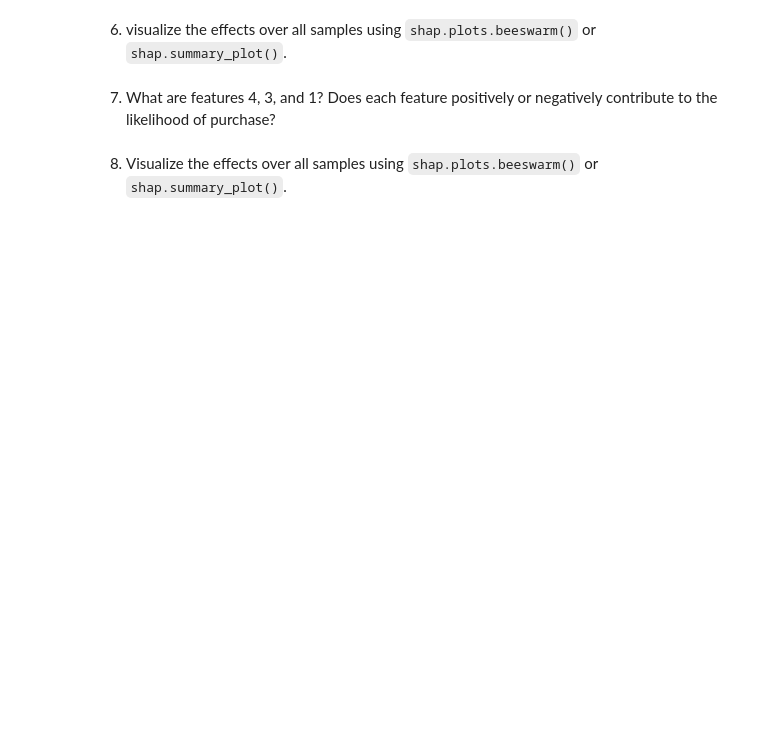
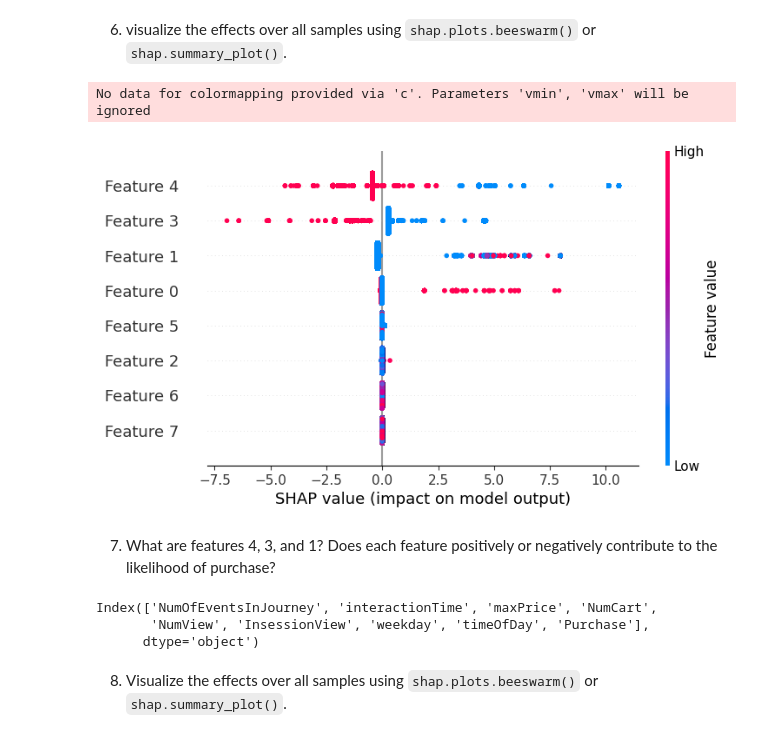
Before and after one commit to tthoraldson/FourthBrain, a Jupyter notebook: assignments/week-06-supervised-ml/nb/electronics-purchase-prediction.ipynb, the cells around one changed output. Saved outputs shown, nothing was run; the diff lists cells and outputs as text; code cells hidden in the pictures; blank space fills up the shorter version.

```diff
--- a/assignments/week-06-supervised-ml/nb/electronics-purchase-prediction.ipynb
+++ b/assignments/week-06-supervised-ml/nb/electronics-purchase-prediction.ipynb
@@ -392,6 +392,6 @@ import shap
 from sklearn.ensemble import GradientBoostingClassifier
 # %%
 %%time
-gbt_model = None # YOUR CODE HERE
+gbt_model = GradientBoostingClassifier()
 gbt_model.fit(X_train_reduced, y_train)
 gbt_pred = gbt_model.predict(X_test_reduced)
@@ -420,7 +425,7 @@ X_test_reduced_subset = X_test_reduced[idx, ]
 assert X_test_reduced_subset.shape == (subset_size, 8)
 # %%
 import shap
-explainer = None# YOUR CODE HERE
+explainer = shap.Explainer(gbt_model)
 # %%
 %%time
-shap_values = None # YOUR CODE HERE
+shap_values = explainer(X_test_reduced_subset)
@@ -431,2 +437,7 @@ shap_values = None # YOUR CODE HERE
+# %%
+shap.plots.beeswarm(shap_values)
+# %% [output]
+No data for colormapping provided via 'c'. Parameters 'vmin', 'vmax' will be ignored
+[figure, added]
 # %% [markdown]
 7. What are features 4, 3, and 1? Does each feature positively or negatively contribute to the likelihood of purchase?
@@ -435,2 +444,11 @@ shap_values = None # YOUR CODE HERE
+# %%
+train_small_df_reduced.columns
+# 4 - NumView
+# 3 - NumCart
+# 1 - InteractionTime
+# %% [output]
+Index(['NumOfEventsInJourney', 'interactionTime', 'maxPrice', 'NumCart',
+       'NumView', 'InsessionView', 'weekday', 'timeOfDay', 'Purchase'],
+      dtype='object')
 # %% [markdown]
 8. Visualize the effects over all samples using `shap.plots.beeswarm()` or `shap.summary_plot()`.
```
Also changed, not shown: parts of 20 cells of this notebook, 2 other files.
